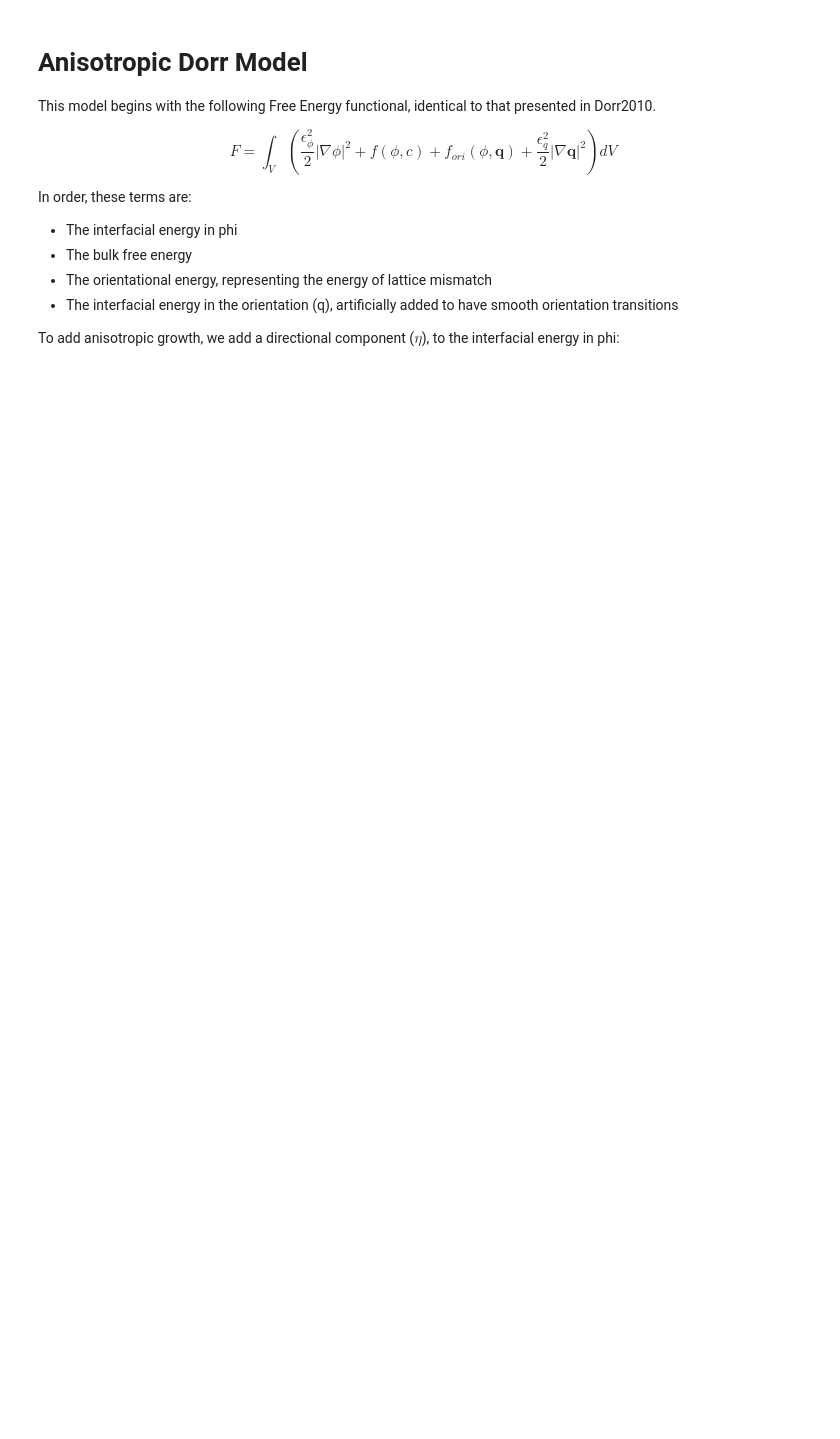
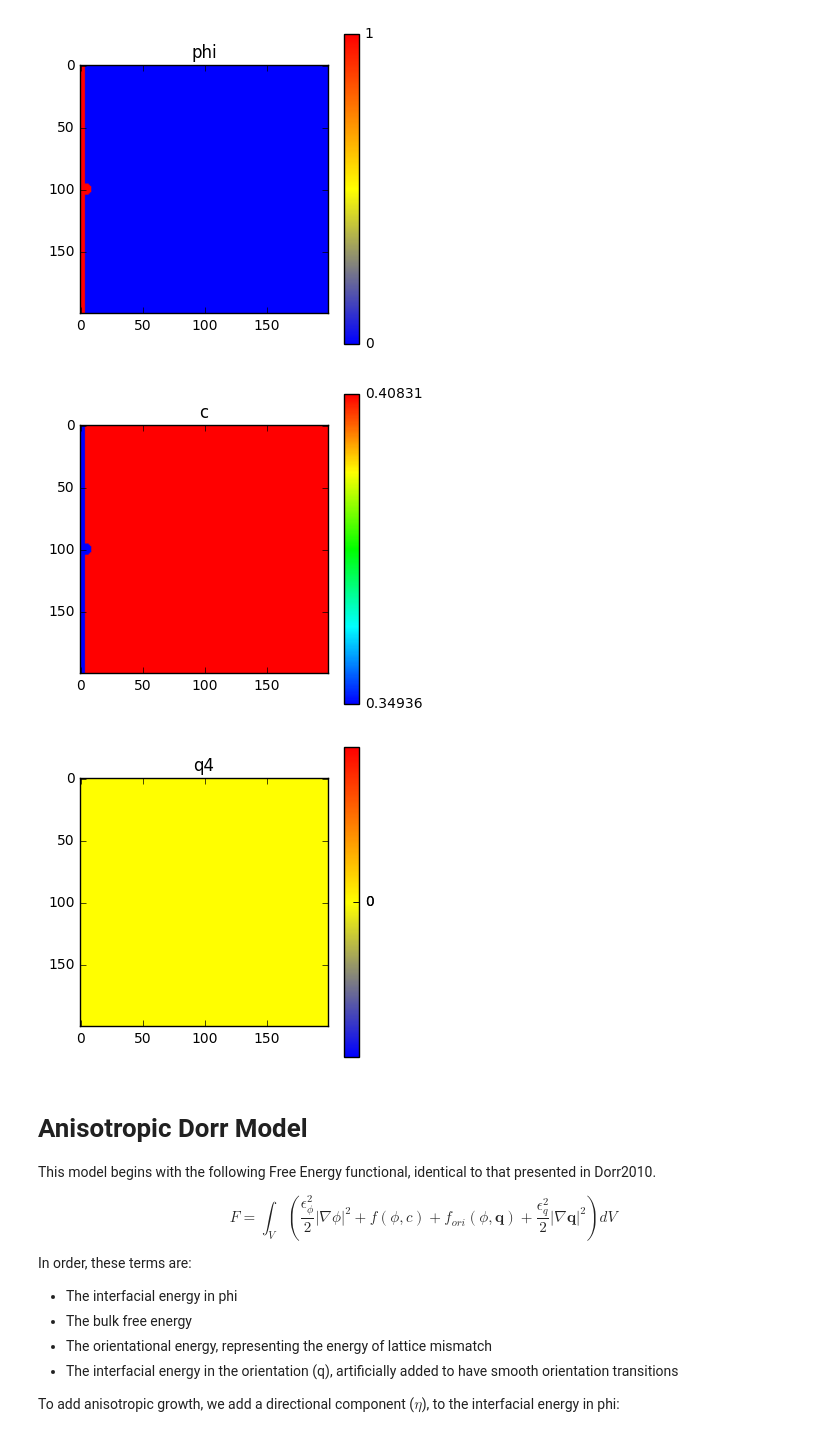
Before and after one commit to AdditiveModeling/SolidificationMicrostructure, a Jupyter notebook: current/phasefield.ipynb, the cells around one changed output. Saved outputs shown, nothing was run; the diff lists cells and outputs as text; code cells hidden in the pictures; blank space fills up the shorter version.

Commit message:
First steps toward restructuring code and adding documentation

```diff
--- a/current/phasefield.ipynb
+++ b/current/phasefield.ipynb
@@ -19,10 +19,17 @@ np.set_printoptions(threshold=np.inf)
 #initialize the simulation, includes where to save files, the initial step number of zero, and how many steps to simulate per run
 
 path = 'data/dendrites/'
-step = 0
+step = 500
 steps = 500
 nbc = [False, True]
 initializePlaneFront(200, 200, path) #parameters: x-size, y-size, path to save files. Plane-front always uses [False, True] for nbc
 #initializeSeeds(200, 200, nbc[0], nbc[1], 20, path) #params: x-size, y-size, Neumann Boundary Conditions (Y, X), number of seeds, path to save files
 #initializeSeed(200, 200, nbc[0], nbc[1], path) #params: x-size, y-size, Neumann Boundary Conditions (Y, X), path to save files
+# %%
+step, phi, c, q1, q4 = loadArrays(path, step)
+plotImages(phi, c, q4, nbc, path, step)
+# %% [output]
+[figure, added]
+[figure, added]
+[figure, added]
 # %%
```
Also changed, not shown: parts of 1 cell of this notebook, 2 other files.
